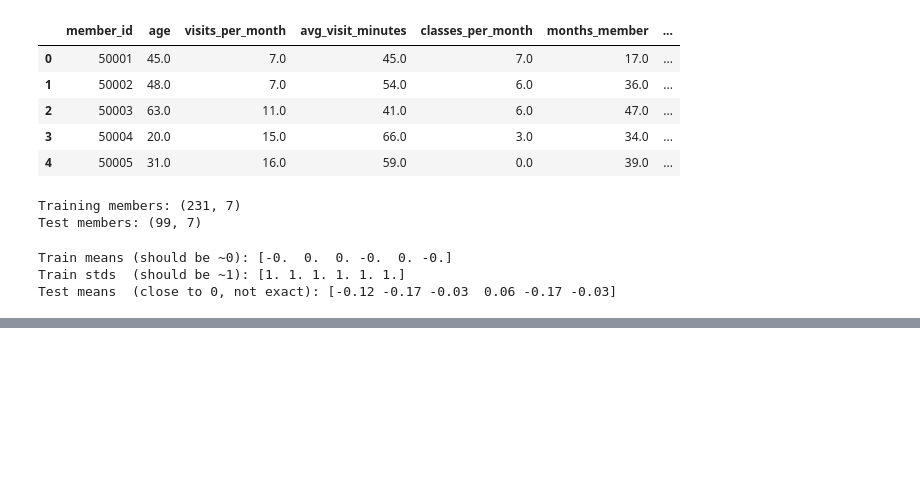
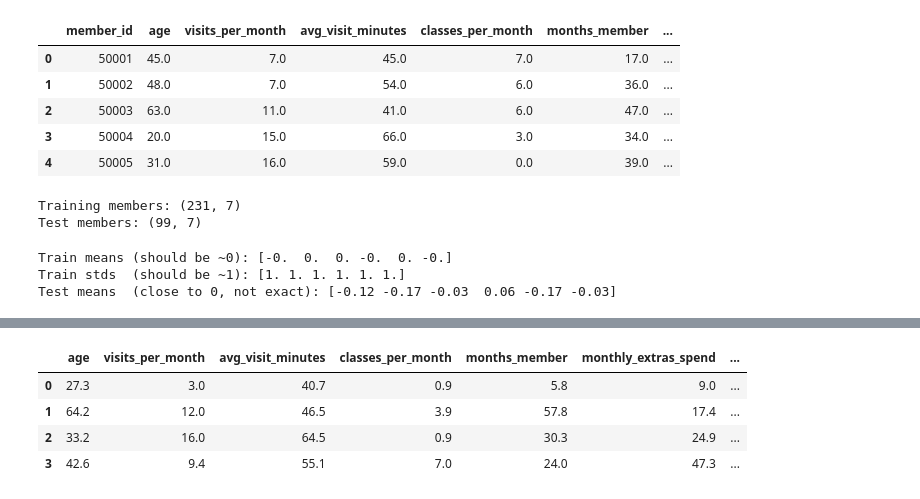
Before and after one commit to ak12463-arch/gym-member-segments, a Jupyter notebook: analysis.ipynb, the cells around one changed output, grey strips where cells are left out. Cells and saved outputs as stored; diff of their text form; code cells hidden in the pictures; blank space fills up the shorter version.

```diff
--- a/analysis.ipynb
+++ b/analysis.ipynb
@@ -52,0 +84,15 @@ Test means  (close to 0, not exact): [-0.12 -0.17 -0.03  0.06 -0.17 -0.03]
+# %%
+km4 = models[4]
+
+centers = pd.DataFrame(
+    scaler.inverse_transform(km4.cluster_centers_),   # back to years, visits, $ etc.
+    columns=features
+).round(1)
+centers["members_in_training"] = np.bincount(km4.labels_)
+centers
+# %% [output]
+|  | age | visits_per_month | avg_visit_minutes | classes_per_month | months_member | monthly_extras_spend | ... |
+| 0 | 27.3 | 3.0 | 40.7 | 0.9 | 5.8 | 9.0 | ... |
+| 1 | 64.2 | 12.0 | 46.5 | 3.9 | 57.8 | 17.4 | ... |
+| 2 | 33.2 | 16.0 | 64.5 | 0.9 | 30.3 | 24.9 | ... |
+| 3 | 42.6 | 9.4 | 55.1 | 7.0 | 24.0 | 47.3 | ... |
```
Also changed, not shown: parts of 2 cells of this notebook.
